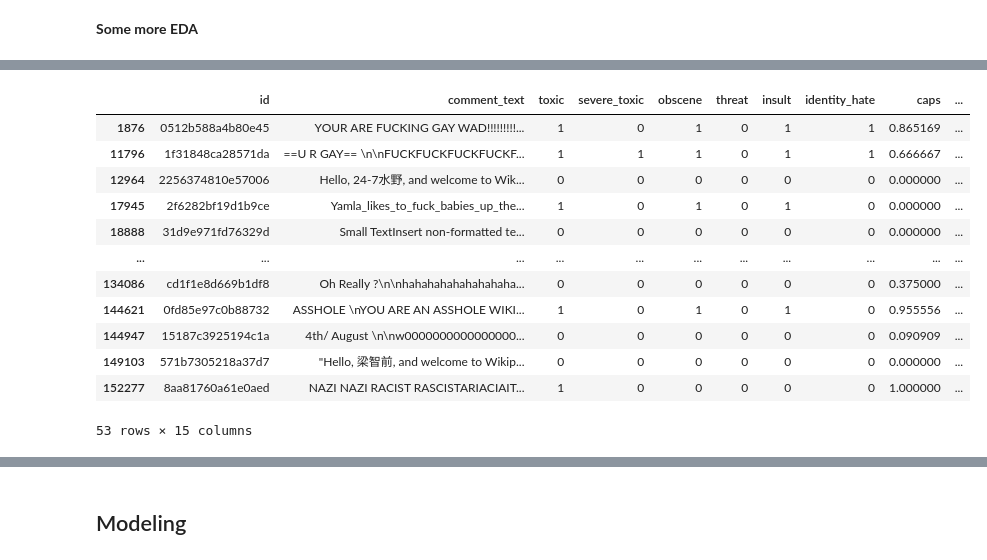
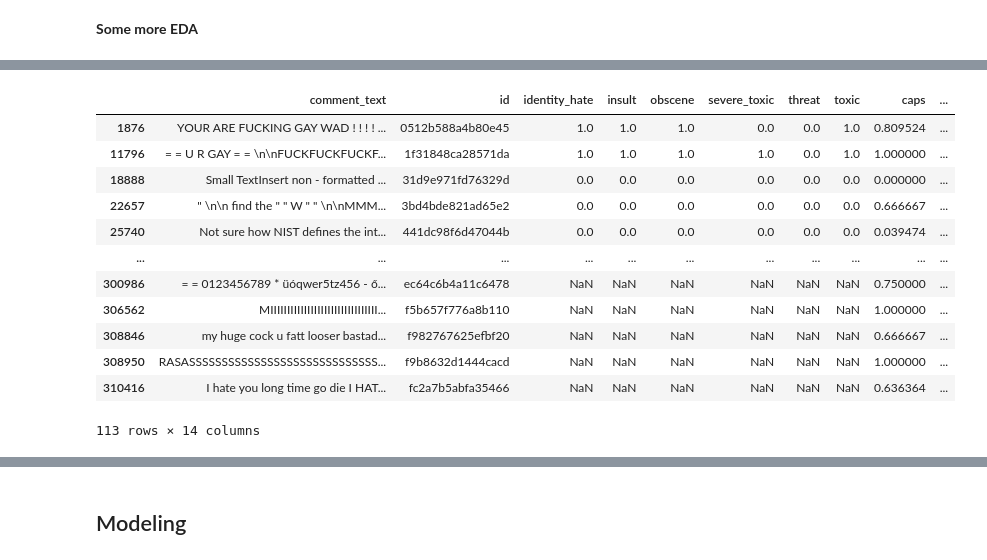
Before and after one commit to liyadi81/toxic-comment-classification, a Jupyter notebook: Toxic_Comment.ipynb, the cells around one changed output, grey strips where cells are left out. Cells and saved outputs as stored; diff of their text form; code cells hidden in the pictures.

```diff
--- a/Toxic_Comment.ipynb
+++ b/Toxic_Comment.ipynb
@@ -60,0 +71,9 @@ train.describe()
+# %%
+# more detailed count for different toxic comments
+
+labels = train.columns[2:8].tolist()
+grp = train.iloc[:,1:8].groupby(labels)
+
+pd.set_option("display.max_rows",50)
+print(grp.count())
+pd.set_option("display.max_rows",10)
@@ -77,3 +114,6 @@ plt.show()
 [figure]
 # %% [markdown]
 **Text preprocessing** <br>
+# %%
+full_set = pd.concat([train,test], axis=0, ignore_index=True)
+full_set
@@ -165,24 +219,23 @@ def token_combine(nested_list):
         combined_doc.append(' '.join(nested_list[i]))
     return(combined_doc)
 # %%
-# remove urls leaving only http/https
+# processing url, ip address and punctuations
 
-train.comment_text = train.comment_text.apply(lambda x: re.sub(r"(https|http)\S+", "", x))
-train.comment_text = train.comment_text.apply(lambda x: re.sub(r'[0-9]+(\.[0-9]+){3}', 'ipaddress', x))
-train.comment_text = train.comment_text.apply(lambda x: re.sub(r'([{}])'.format(string.punctuation),' \g<1> ', x))        # “”¨«»®´·º½¾¿¡§£₤‘’
+full_set.comment_text = full_set.comment_text.apply(lambda x: re.sub(r"(https|http)\S+", "", x))
+full_set.comment_text = full_set.comment_text.apply(lambda x: re.sub(r'[0-9]+(\.[0-9]+){3}', 'ipaddress', x))
+full_set.comment_text = full_set.comment_text.apply(lambda x: re.sub(r'([{}])'.format(string.punctuation),' \g<1> ', x))        # “”¨«»®´·º½¾¿¡§£₤‘’
 # %%
 %%time
 
-if not os.path.exists('train_tokenize.pkl') or 1==1:
+if not os.path.exists('full_cleaned.pkl') or 0==1:
     print("start processing text...")
-#     features_nlp = nlp_pip(train.comment_text)            # this one takes long time
-    features_tokenizer = token_pip(train.comment_text)      # this one much faster
-    for k in features_tokenizer:
-        train[k] = features_tokenizer[k]
-    train_tokenize = train.copy()
+#     features = nlp_pip(full_set.comment_text)            # this one takes long time
+    features = token_pip(full_set.comment_text)      # this one much faster
+    for k in features:
+        full_set[k] = features[k]
     print('Saving dataframe...')
-    train.to_pickle('train_tokenize.pkl')
+    full_set.to_pickle('full_cleaned.pkl')
 else:
-    train_tokenize = pd.read_pickle('train_tokenize.pkl')
+    full_set = pd.read_pickle('full_cleaned.pkl')
 # %% [output]
 start processing text...
@@ -270,19 +387,19 @@ train_tokenize[train_tokenize.n_words==0]
 # %%
 # abnormal long word
-train_tokenize[train_tokenize.longest_word>100]
+full_set[full_set.longest_word>200]
 # %% [output]
-|  | id | comment_text | toxic | severe_toxic | obscene | threat | insult | identity_hate | caps | ... |
-| 1876 | 0512b588a4b80e45 | YOUR ARE FUCKING GAY WAD!!!!!!!!!... | 1 | 0 | 1 | 0 | 1 | 1 | 0.865169 | ... |
-| 11796 | 1f31848ca28571da | ==U R GAY== \n\nFUCKFUCKFUCKFUCKF... | 1 | 1 | 1 | 0 | 1 | 1 | 0.666667 | ... |
-| 12964 | 2256374810e57006 | Hello, 24-7水野, and welcome to Wik... | 0 | 0 | 0 | 0 | 0 | 0 | 0.000000 | ... |
-| 17945 | 2f6282bf19d1b9ce | Yamla_likes_to_fuck_babies_up_the... | 1 | 0 | 1 | 0 | 1 | 0 | 0.000000 | ... |
-| 18888 | 31d9e971fd76329d | Small TextInsert non-formatted te... | 0 | 0 | 0 | 0 | 0 | 0 | 0.000000 | ... |
+|  | comment_text | id | identity_hate | insult | obscene | severe_toxic | threat | toxic | caps | ... |
+| 1876 | YOUR ARE FUCKING GAY WAD ! ! ! ! ... | 0512b588a4b80e45 | 1.0 | 1.0 | 1.0 | 0.0 | 0.0 | 1.0 | 0.809524 | ... |
+| 11796 | = = U R GAY = = \n\nFUCKFUCKFUCKF... | 1f31848ca28571da | 1.0 | 1.0 | 1.0 | 1.0 | 0.0 | 1.0 | 1.000000 | ... |
+| 18888 | Small TextInsert non - formatted ... | 31d9e971fd76329d | 0.0 | 0.0 | 0.0 | 0.0 | 0.0 | 0.0 | 0.000000 | ... |
+| 22657 | " \n\n find the " " W " " \n\nMMM... | 3bd4bde821ad65e2 | 0.0 | 0.0 | 0.0 | 0.0 | 0.0 | 0.0 | 0.666667 | ... |
+| 25740 | Not sure how NIST defines the int... | 441dc98f6d47044b | 0.0 | 0.0 | 0.0 | 0.0 | 0.0 | 0.0 | 0.039474 | ... |
 | ... | ... | ... | ... | ... | ... | ... | ... | ... | ... | ... |
-| 134086 | cd1f1e8d669b1df8 | Oh Really ?\n\nhahahahahahahahaha... | 0 | 0 | 0 | 0 | 0 | 0 | 0.375000 | ... |
-| 144621 | 0fd85e97c0b88732 | ASSHOLE \nYOU ARE AN ASSHOLE WIKI... | 1 | 0 | 1 | 0 | 1 | 0 | 0.955556 | ... |
-| 144947 | 15187c3925194c1a | 4th/ August \n\nw0000000000000000... | 0 | 0 | 0 | 0 | 0 | 0 | 0.090909 | ... |
-| 149103 | 571b7305218a37d7 | "Hello, 梁智前, and welcome to Wikip... | 0 | 0 | 0 | 0 | 0 | 0 | 0.000000 | ... |
-| 152277 | 8aa81760a61e0aed | NAZI NAZI RACIST RASCISTARIACIAIT... | 1 | 0 | 0 | 0 | 0 | 0 | 1.000000 | ... |
+| 300986 | = = 0123456789 * üóqwer5tz456 - ő... | ec64c6b4a11c6478 | NaN | NaN | NaN | NaN | NaN | NaN | 0.750000 | ... |
+| 306562 | MIIIIIIIIIIIIIIIIIIIIIIIIIIIIIIII... | f5b657f776a8b110 | NaN | NaN | NaN | NaN | NaN | NaN | 1.000000 | ... |
+| 308846 | my huge cock u fatt looser bastad... | f982767625efbf20 | NaN | NaN | NaN | NaN | NaN | NaN | 0.666667 | ... |
+| 308950 | RASASSSSSSSSSSSSSSSSSSSSSSSSSSSSS... | f9b8632d1444cacd | NaN | NaN | NaN | NaN | NaN | NaN | 1.000000 | ... |
+| 310416 | I hate you long time go die I HAT... | fc2a7b5abfa35466 | NaN | NaN | NaN | NaN | NaN | NaN | 0.636364 | ... |
-53 rows × 15 columns
+113 rows × 14 columns
 # %%
 # abnormal number of oov words
```
Also changed, not shown: parts of 32 cells of this notebook.
